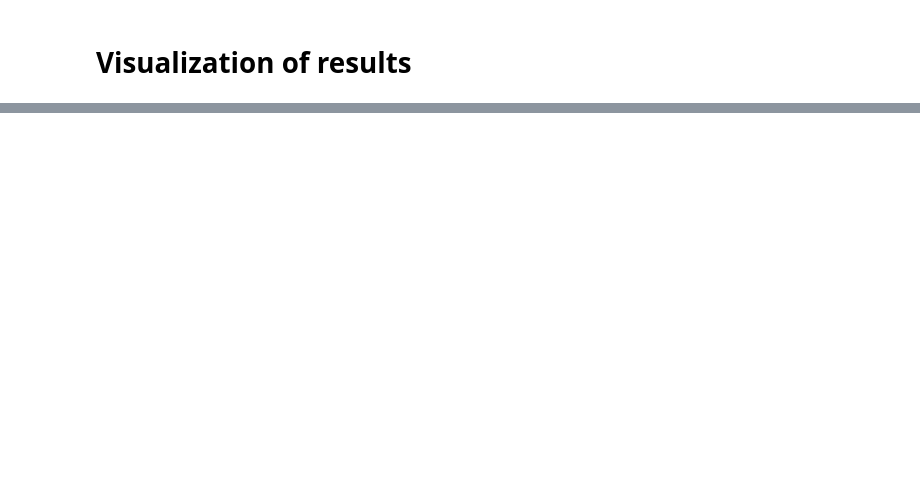
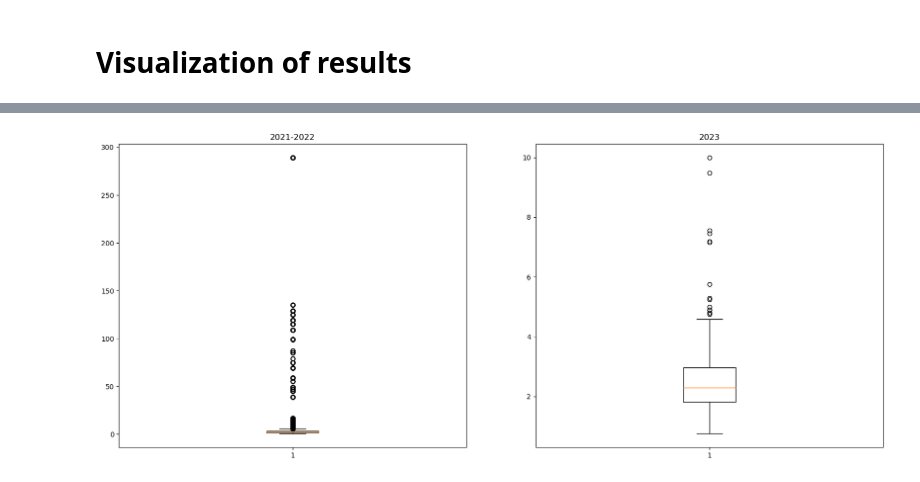
Before and after one commit to juanmolera/ETL-project, a Jupyter notebook: notebooks/5-visualization.ipynb, the cells around one changed output, grey strips where cells are left out. Cells and saved outputs as stored; diff of their text form; code cells hidden in the pictures; blank space fills up the shorter version.

```diff
--- a/notebooks/5-visualization.ipynb
+++ b/notebooks/5-visualization.ipynb
@@ -200,0 +144,12 @@ plt.show()
+# %%
+fig, ax = plt.subplots(1, 2, figsize = (20, 8))
+
+ax[0].boxplot(initial['price'][initial['category'] == 'charcuteria_y_quesos']) # figura del primer subplot
+ax[1].boxplot(scraped['price'][scraped['category'] == 'charcuteria_y_quesos']) # figura del segundo subplot
+
+ax[0].set_title('2021-2022')
+ax[1].set_title('2023')
+
+plt.show()
+# %% [output]
+[figure, added]
```
Also changed, not shown: parts of 34 cells of this notebook, 8 other files.
